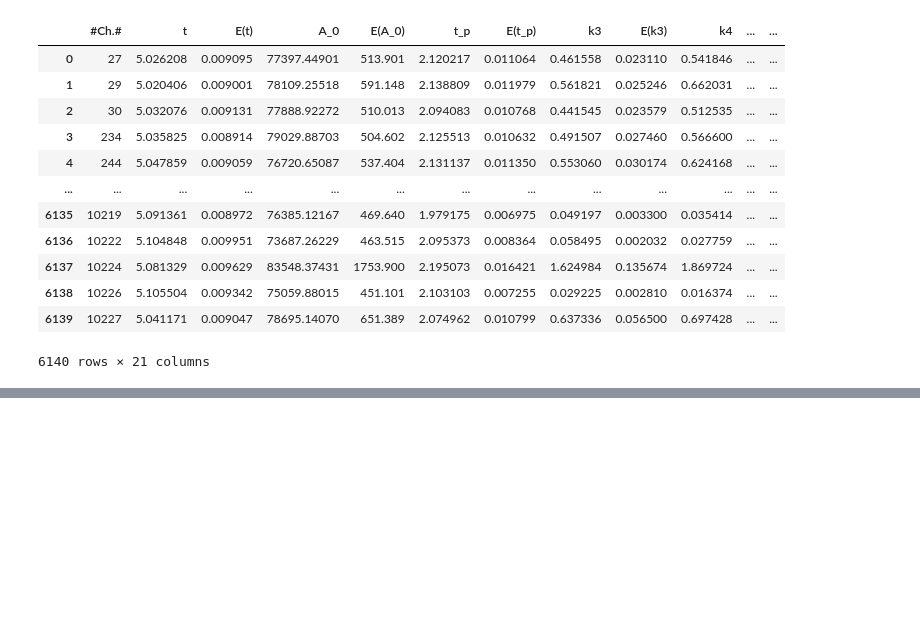
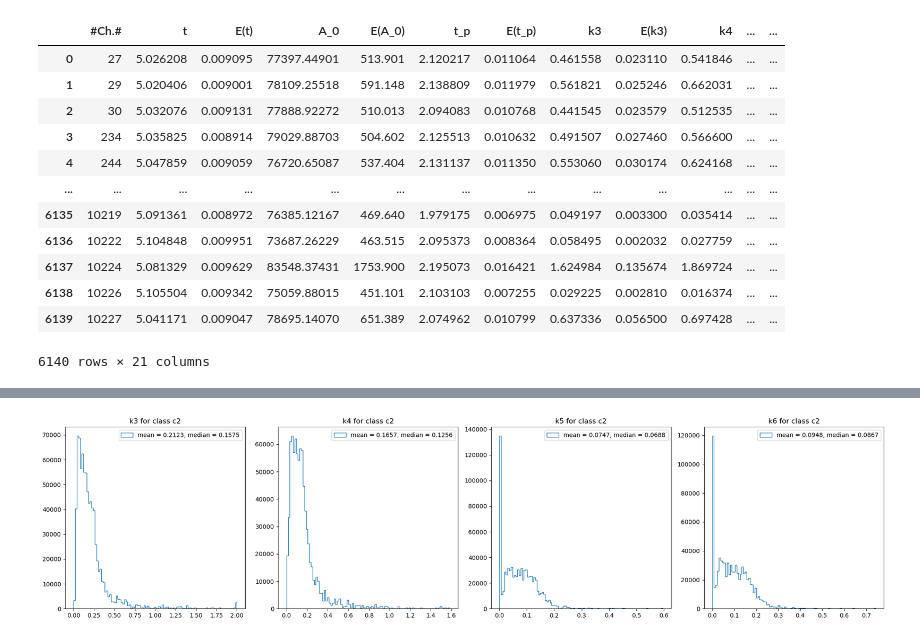
Before and after one commit to fanrado/CHN_CLASSIFIER_CE, a Jupyter notebook: DataLabelling_basedOnEA.ipynb, the cells around one changed output, grey strips where cells are left out. Drawn from its saved outputs; the diff is of its cells as text; code cells hidden in the pictures; blank space fills up the shorter version.

```diff
--- a/DataLabelling_basedOnEA.ipynb
+++ b/DataLabelling_basedOnEA.ipynb
@@ -693,0 +733,12 @@ output_df.to_csv('data/run_30413/run_30413_labelled.csv', index=False)
+# %%
+fig, ax = plt.subplots(1,4, figsize=(5*4, 5))
+for i, k in enumerate(var_of_interest):
+    mean = np.mean(c2_df[k])
+    median = np.median(c2_df[k])
+    ax[i].hist(c2_df[k], histtype='step', bins=100, label=f'mean = {mean:.4f}, median = {median:.4f}')
+    ax[i].set_title(f"{k} for class c2")
+    ax[i].legend()
+plt.tight_layout()
+plt.show()
+# %% [output]
+[figure, added]
```
Also changed, not shown: parts of 15 cells of this notebook.
